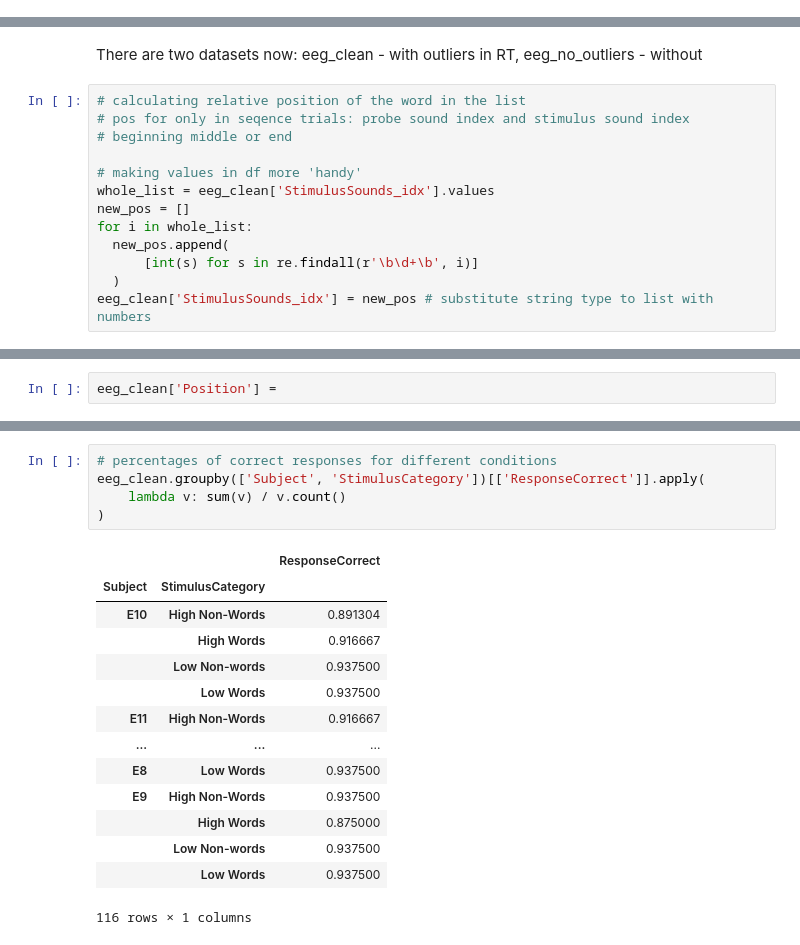
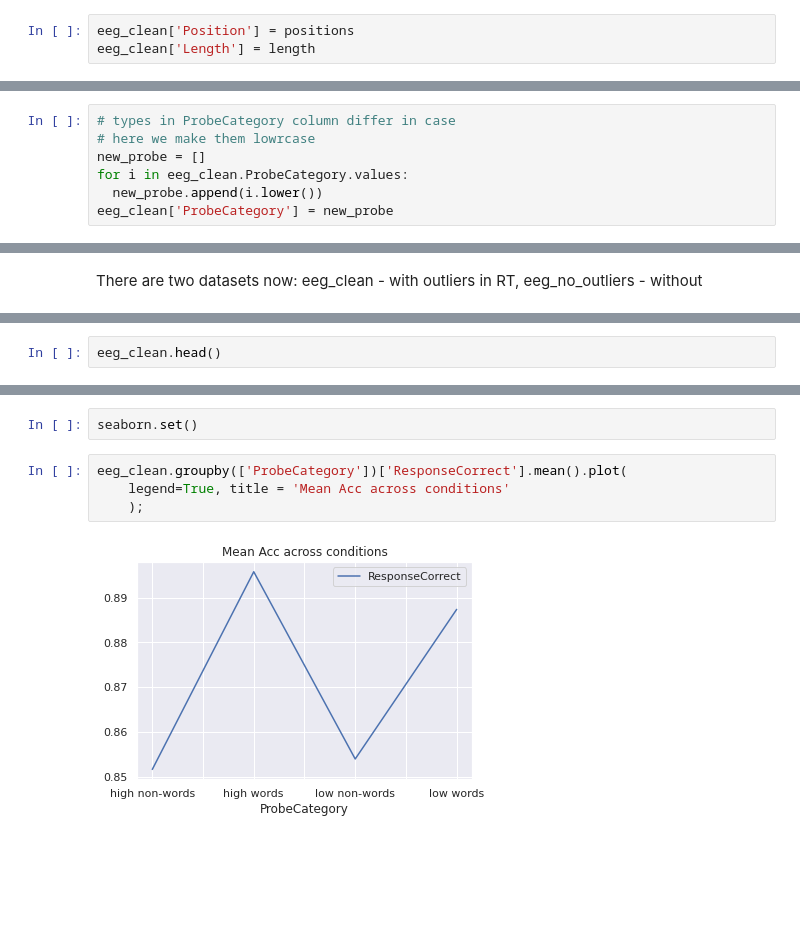
Before and after one commit to cristinarainich/Sternberg_analysis, a Jupyter notebook: EEG_dataset.ipynb, the cells around one changed output, grey strips where cells are left out. Cells and saved outputs as stored; diff of their text form; blank space fills up the shorter version.

```diff
--- a/EEG_dataset.ipynb
+++ b/EEG_dataset.ipynb
@@ -168,0 +267,3 @@ pl.title("Distribution of RT values");
+# %%
+eeg_clean['Position'] = positions
+eeg_clean['Length'] = length
@@ -209,3 +333,10 @@ seaborn.displot(eeg_no_outliers['ReactionTime']);
 <Figure size 1440x720 with 0 Axes>
 [figure]
 [figure]
+# %%
+# types in ProbeCategory column differ in case
+# here we make them lowrcase
+new_probe = []
+for i in eeg_clean.ProbeCategory.values:
+  new_probe.append(i.lower())
+eeg_clean['ProbeCategory'] = new_probe
@@ -212,15 +349,2 @@ seaborn.displot(eeg_no_outliers['ReactionTime']);
 # %% [markdown]
 There are two datasets now: eeg_clean - with outliers in RT, eeg_no_outliers - without
-# %%
-# calculating relative position of the word in the list
-# pos for only in seqence trials: probe sound index and stimulus sound index
-# beginning middle or end
-
-# making values in df more 'handy'
-whole_list = eeg_clean['StimulusSounds_idx'].values
-new_pos = []
-for i in whole_list:
-  new_pos.append(
-      [int(s) for s in re.findall(r'\b\d+\b', i)]
-  )
-eeg_clean['StimulusSounds_idx'] = new_pos # substitute string type to list with numbers
@@ -227,2 +353,2 @@ eeg_clean['StimulusSounds_idx'] = new_pos # substitute string type to list with
 # %%
-eeg_clean['Position'] =
+eeg_clean.head()
@@ -265,20 +362,8 @@ AttributeError: ignored
-# %%
-# percentages of correct responses for different conditions
-eeg_clean.groupby(['Subject', 'StimulusCategory'])[['ResponseCorrect']].apply(
-    lambda v: sum(v) / v.count()
-)
-# %% [output]
-|  |  | ResponseCorrect |
-| Subject | StimulusCategory |  |
-| E10 | High Non-Words | 0.891304 |
-|  | High Words | 0.916667 |
-|  | Low Non-words | 0.937500 |
-|  | Low Words | 0.937500 |
-| E11 | High Non-Words | 0.916667 |
-| ... | ... | ... |
-| E8 | Low Words | 0.937500 |
-| E9 | High Non-Words | 0.937500 |
-|  | High Words | 0.875000 |
-|  | Low Non-words | 0.937500 |
-|  | Low Words | 0.937500 |
-116 rows × 1 columns
+# %%
+seaborn.set()
+# %%
+eeg_clean.groupby(['ProbeCategory'])['ResponseCorrect'].mean().plot(
+    legend=True, title = 'Mean Acc across conditions'
+    );
+# %% [output]
+[figure, added]
```
Also changed, not shown: parts of 27 cells of this notebook.
